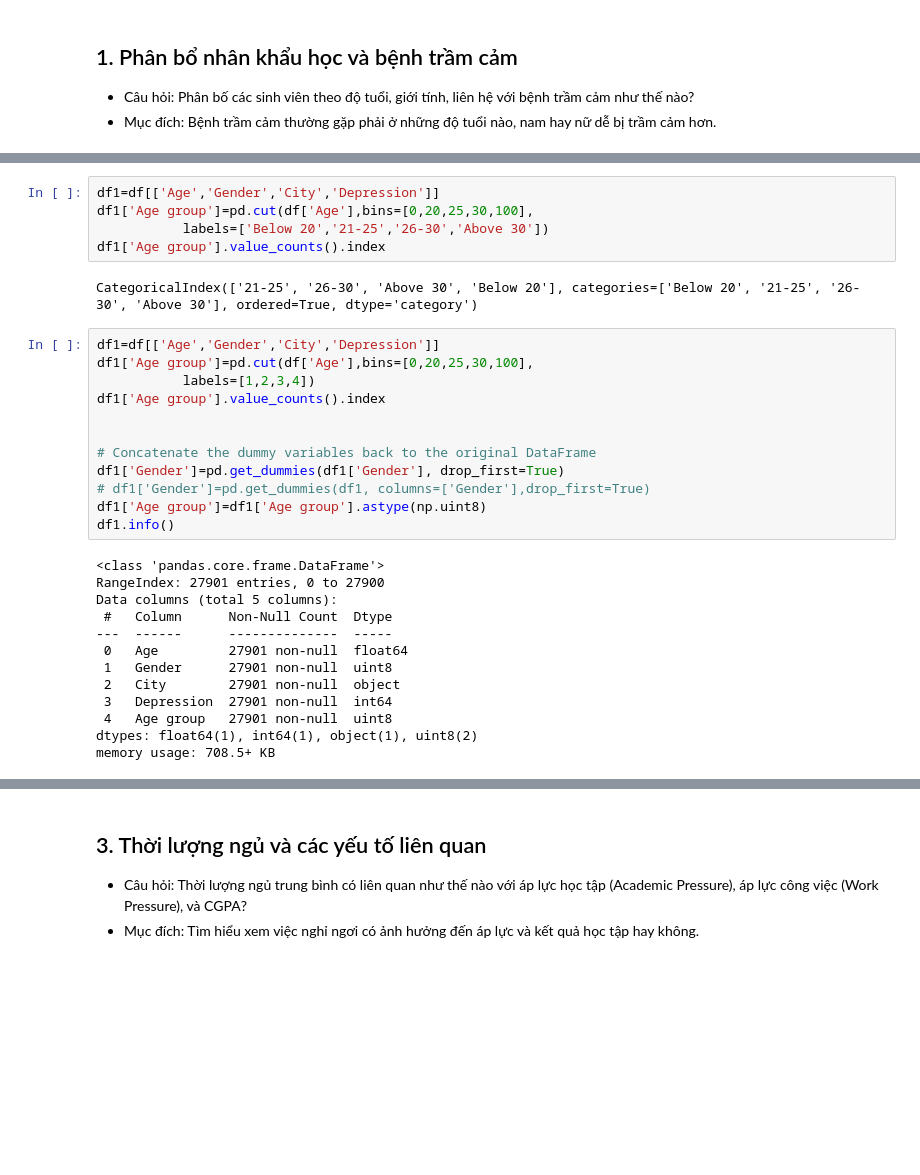
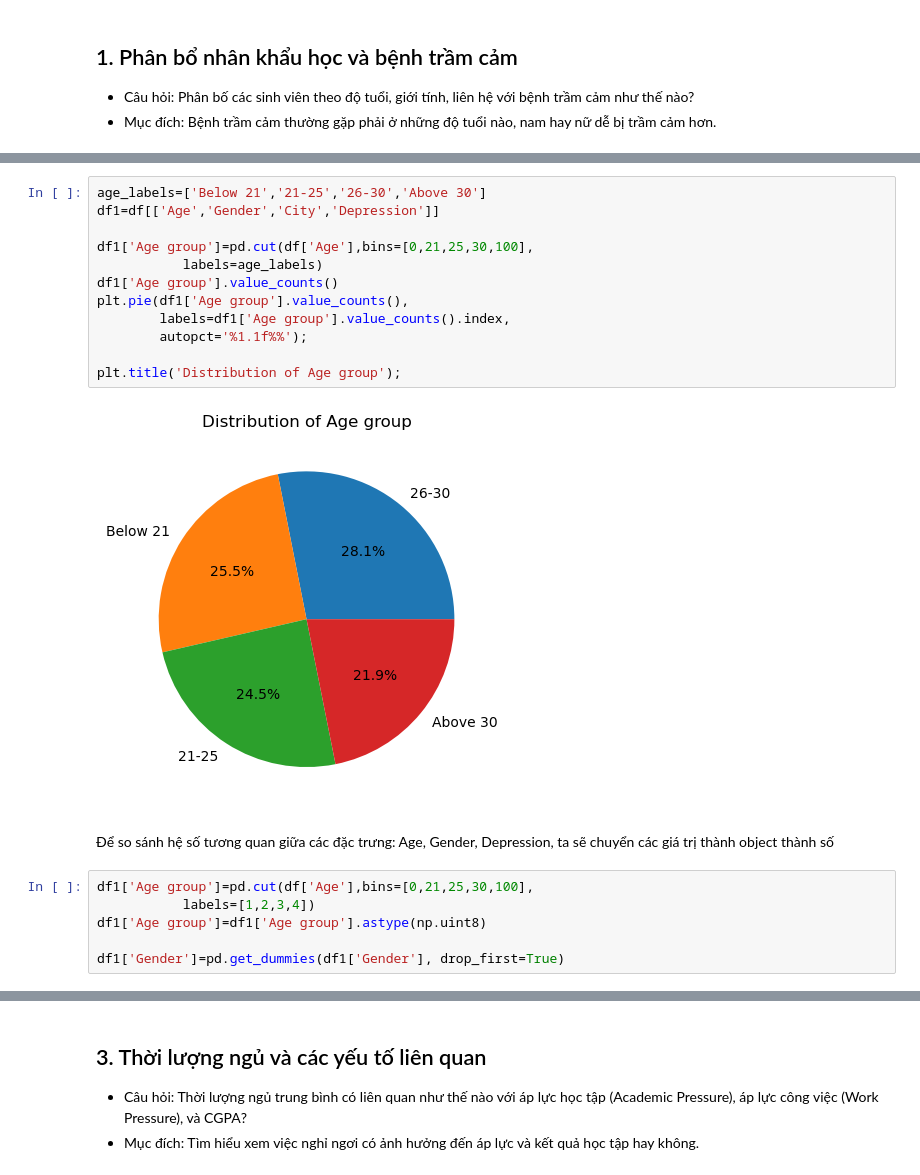
Before and after one commit to lhldanh/HCMUS_-CSC17104_Final_Project, a Jupyter notebook: main.ipynb, the cells around one changed output, grey strips where cells are left out. Saved outputs shown, nothing was run; the diff lists cells and outputs as text; blank space fills up the shorter version.

```diff
--- a/main.ipynb
+++ b/main.ipynb
@@ -89,33 +111,23 @@ df['Financial Stress'] = df['Financial Stress'].fillna(df['Financial Stress'].me
 # %%
+age_labels=['Below 21','21-25','26-30','Above 30']
 df1=df[['Age','Gender','City','Depression']]
-df1['Age group']=pd.cut(df['Age'],bins=[0,20,25,30,100],
-           labels=['Below 20','21-25','26-30','Above 30'])
-df1['Age group'].value_counts().index
+
+df1['Age group']=pd.cut(df['Age'],bins=[0,21,25,30,100],
+           labels=age_labels)
+df1['Age group'].value_counts()
+plt.pie(df1['Age group'].value_counts(),
+        labels=df1['Age group'].value_counts().index,
+        autopct='%1.1f%%');
+
+plt.title('Distribution of Age group');
 # %% [output]
-CategoricalIndex(['21-25', '26-30', 'Above 30', 'Below 20'], categories=['Below 20', '21-25', '26-30', 'Above 30'], ordered=True, dtype='category')
+[figure, added]
+# %% [markdown]
+Để so sánh hệ số tương quan giữa các đặc trưng: Age, Gender, Depression, ta sẽ chuyển các giá trị thành object thành số
 # %%
-df1=df[['Age','Gender','City','Depression']]
-df1['Age group']=pd.cut(df['Age'],bins=[0,20,25,30,100],
+df1['Age group']=pd.cut(df['Age'],bins=[0,21,25,30,100],
            labels=[1,2,3,4])
-df1['Age group'].value_counts().index
+df1['Age group']=df1['Age group'].astype(np.uint8)
 
-
-# Concatenate the dummy variables back to the original DataFrame
 df1['Gender']=pd.get_dummies(df1['Gender'], drop_first=True)
-# df1['Gender']=pd.get_dummies(df1, columns=['Gender'],drop_first=True)
-df1['Age group']=df1['Age group'].astype(np.uint8)
-df1.info()
-# %% [output]
-<class 'pandas.core.frame.DataFrame'>
-RangeIndex: 27901 entries, 0 to 27900
-Data columns (total 5 columns):
- #   Column      Non-Null Count  Dtype
----  ------      --------------  -----
- 0   Age         27901 non-null  float64
- 1   Gender      27901 non-null  uint8
- 2   City        27901 non-null  object
- 3   Depression  27901 non-null  int64
- 4   Age group   27901 non-null  uint8
-dtypes: float64(1), int64(1), object(1), uint8(2)
-memory usage: 708.5+ KB
 # %%
```
Also changed, not shown: parts of 36 cells of this notebook.
